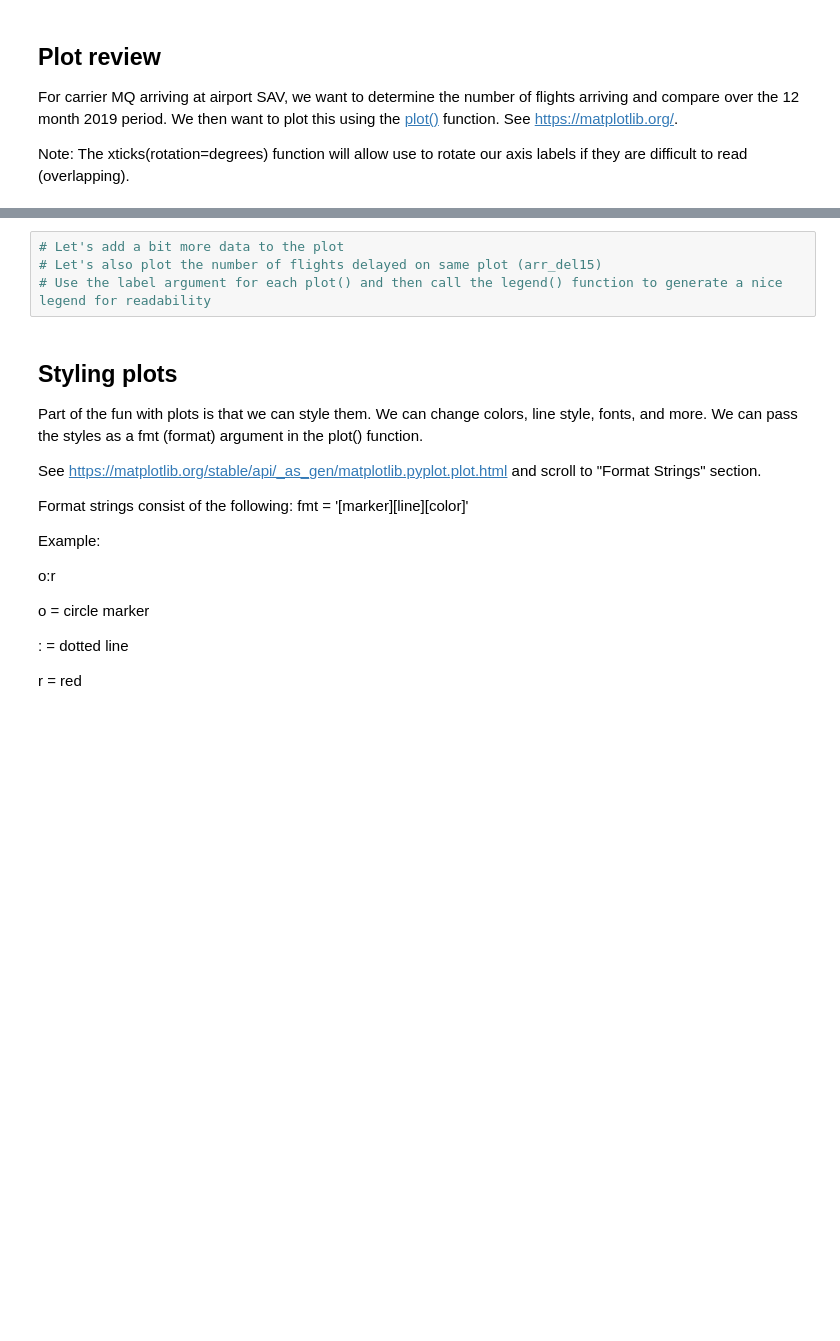
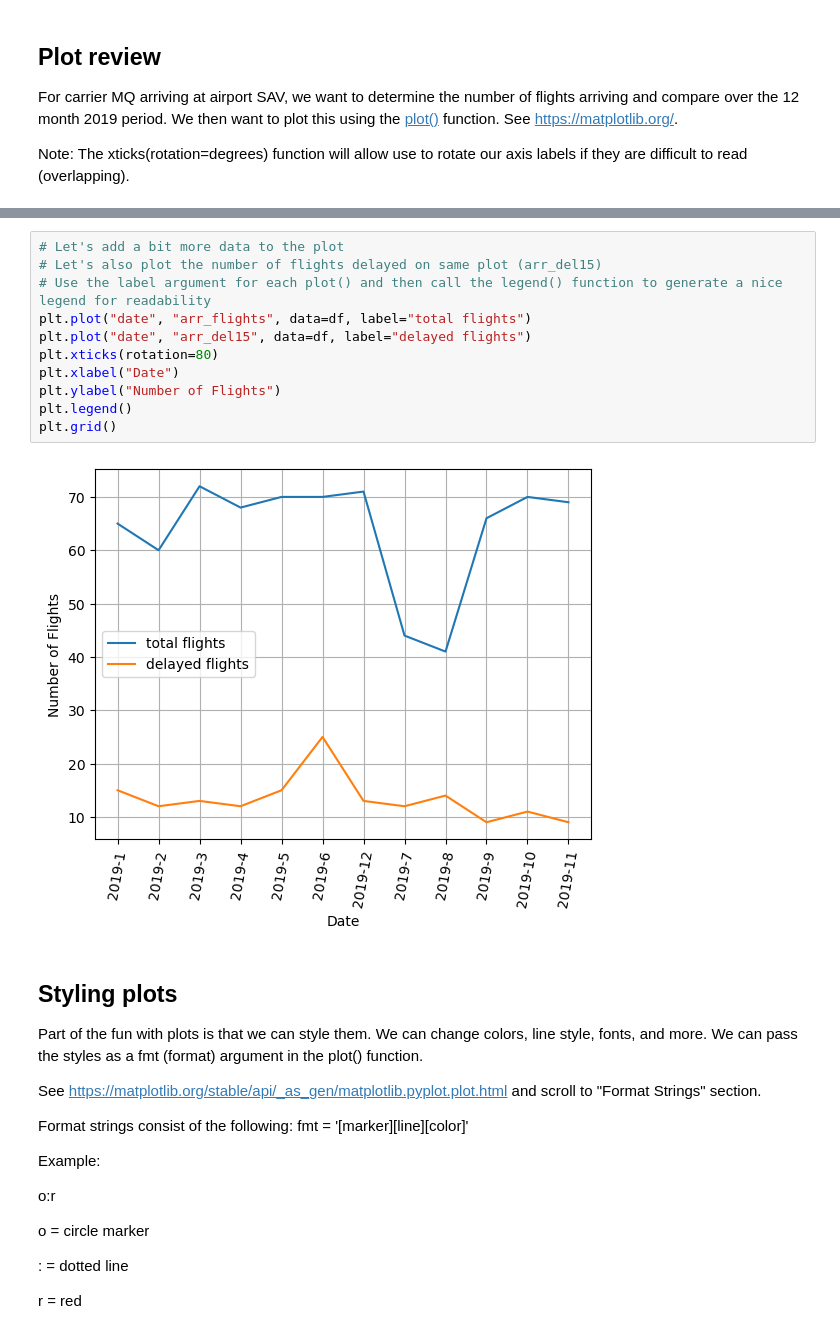
Before and after one commit to amcnett/data-sci, a Jupyter notebook: Matplotlib & Basic Stats.ipynb, the cells around one changed output, grey strips where cells are left out. Saved outputs shown, nothing was run; the diff lists cells and outputs as text; blank space fills up the shorter version.

```diff
--- a/Matplotlib & Basic Stats.ipynb
+++ b/Matplotlib & Basic Stats.ipynb
@@ -58,7 +128,16 @@ Note: The xticks(rotation=degrees) function will allow use to rotate our axis la
 # %%
 # Let's add a bit more data to the plot
 # Let's also plot the number of flights delayed on same plot (arr_del15)
 # Use the label argument for each plot() and then call the legend() function to generate a nice legend for readability
+plt.plot("date", "arr_flights", data=df, label="total flights")
+plt.plot("date", "arr_del15", data=df, label="delayed flights")
+plt.xticks(rotation=80)
+plt.xlabel("Date")
+plt.ylabel("Number of Flights")
+plt.legend()
+plt.grid()
+# %% [output]
+[figure, added]
 # %% [markdown]
 ## Styling plots
 
```
Also changed, not shown: parts of 17 cells of this notebook.
